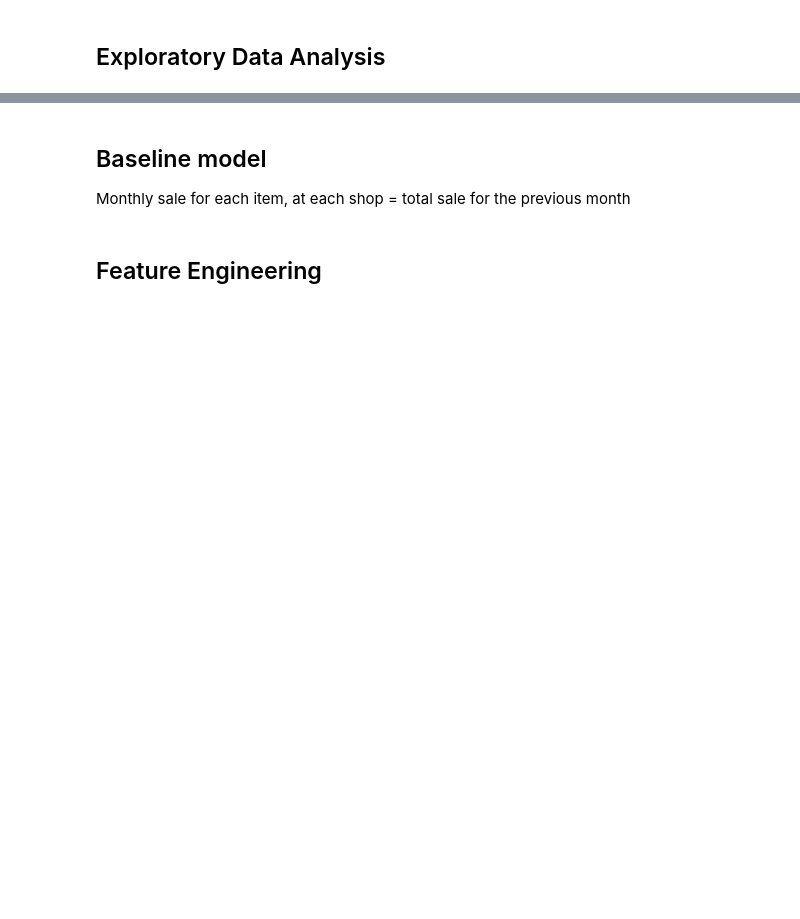
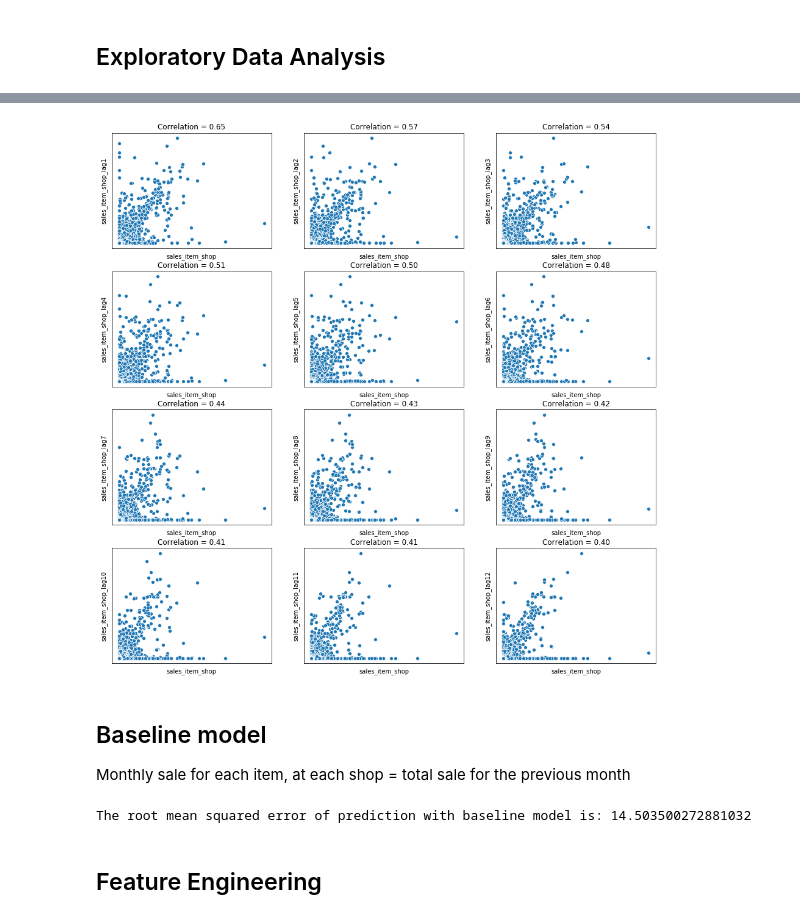
Before and after one commit to MahsaShokouhi/Future_Sales_Prediction, a Jupyter notebook: Future_Sales_Prediction.ipynb, the cells around one changed output, grey strips where cells are left out. Cells and saved outputs as stored; diff of their text form; code cells hidden in the pictures; blank space fills up the shorter version.

```diff
--- a/Future_Sales_Prediction.ipynb
+++ b/Future_Sales_Prediction.ipynb
@@ -170,14 +222,14 @@ print(price_negative.shape, count_negative.shape)
 # %%
 # Remove the only row with negative price
 # Items with negative count correspond to returns
-
 idx = price_negative.index[0]
 sales = sales.drop(idx, axis=0)
 
 # Get separate columns for sales and returns
-sales['isReturned'] = (sales['item_cnt_day'] < 0).astype(int)
-sales['return_cnt_day'] = abs(sales['item_cnt_day']) * sales['isReturned']
-sales['sell_cnt_day'] = abs(sales['item_cnt_day']) * (sales['item_cnt_day'] > 0).astype(int)
+sales['return_cnt'] = abs(sales['item_cnt_day']) * \
+    (sales['item_cnt_day'] < 0).astype(int)
+sales['sell_cnt'] = abs(sales['item_cnt_day']) * \
+    (sales['item_cnt_day'] > 0).astype(int)
 sales = sales.drop('item_cnt_day', axis=1)
 
 get_info(sales)
@@ -231,10 +302,10 @@ get_info(sales)
 # %%
-# Lag plots with 12-months lags of the total_monthly_sale
+# Lag plots with 12-months lags of the monthly sale
 
-data = sales.copy()
+index_cols = ['shop_id', 'item_id', 'month_index']
+lag_cols = ['sales_item_shop']
+montly_sales = add_lag_features(montly_sales, lag_cols, index_cols, 12)
 
-index_cols = ['shop_id', 'item_id', 'date_block_num']
-lag_cols = ['total_monthly_sale']
-data = add_lag_features(data, lag_cols, index_cols, 12)
-
-lag_cor_plot(data, 'total_monthly_sale', 12)
+lag_cor_plot(montly_sales, 'sales_item_shop', 12)
+# %% [output]
+[figure, added]
@@ -255,10 +313,10 @@ plt.title('Correlaiton with target', fontsize=20);
 ## Baseline model
 Monthly sale for each item, at each shop = total sale for the previous month
 # %%
-df_BL = sales.copy()[['shop_id', 'item_id',
-                      'date_block_num', 'total_monthly_sale']]
+df_BL = montly_sales.copy()[['shop_id', 'item_id',
+                      'month_index', 'sales_item_shop']]
 
-target = 'total_monthly_sale'
+target = 'sales_item_shop'
 # Train-test split
 x_train, y_train, x_test, y_test = get_train_test(df_BL, target, 12)
 
@@ -271,9 +329,11 @@ test_BL = pd.merge(test_BL, train_BL, how='left', on=[
     'shop_id', 'item_id']).dropna()
 
 
-rmse_BLmodel = mean_squared_error(test_BL['total_monthly_sale_x'],
-                                  test_BL['total_monthly_sale_y'], squared=False)
+rmse_BLmodel = mean_squared_error(test_BL['sales_item_shop_x'],
+                                  test_BL['sales_item_shop_y'], squared=False)
 print('The root mean squared error of prediction with baseline model is:',
       rmse_BLmodel)
+# %% [output]
+The root mean squared error of prediction with baseline model is: 14.503500272881032
 # %% [markdown]
 ## Feature Engineering
```
Also changed, not shown: parts of 25 cells of this notebook.
